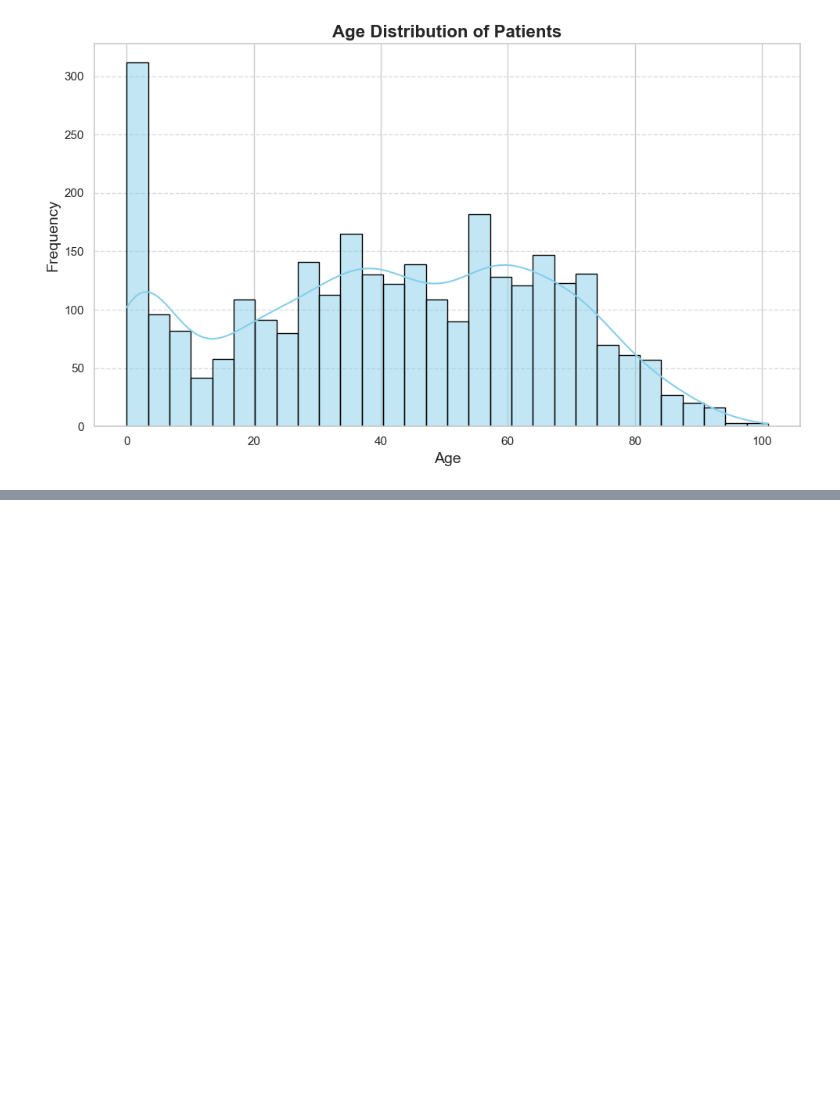
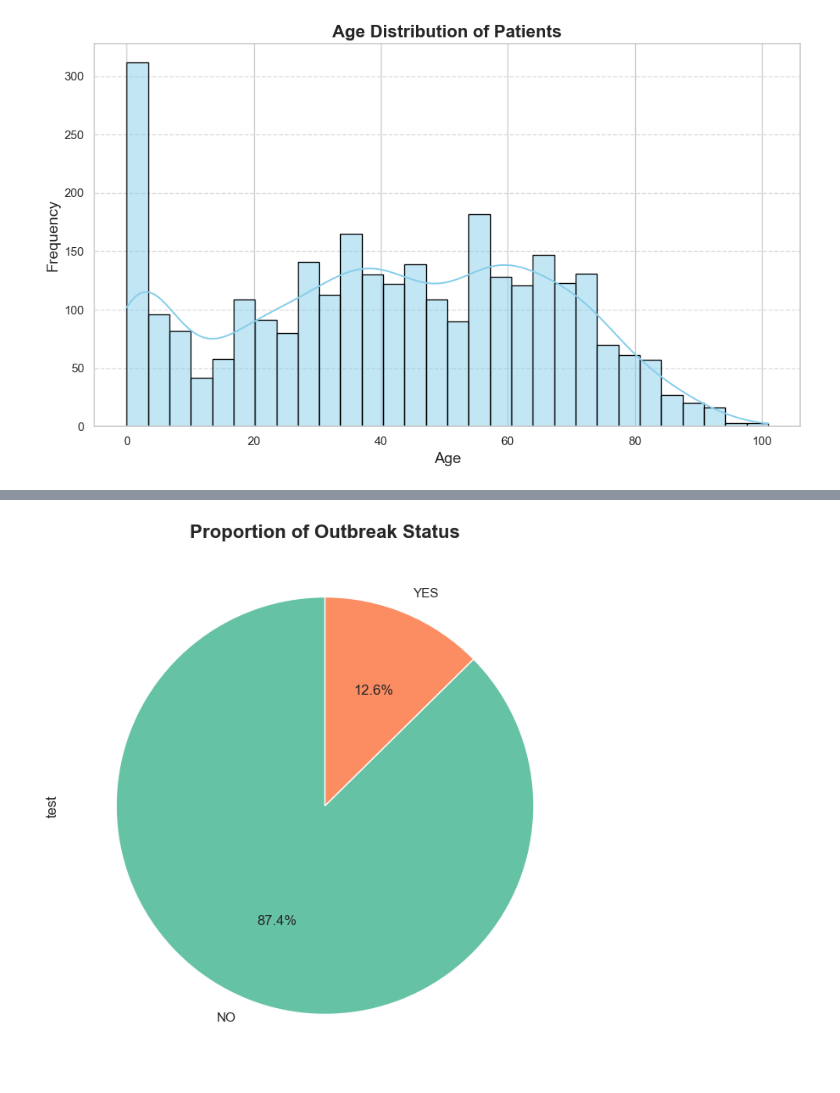
Before and after one commit to glendasp/salmonella_data, a Jupyter notebook: notebooks/mdh_eda.ipynb, the cells around one changed output, grey strips where cells are left out. Saved outputs shown, nothing was run; the diff lists cells and outputs as text; code cells hidden in the pictures; blank space fills up the shorter version.

```diff
--- a/notebooks/mdh_eda.ipynb
+++ b/notebooks/mdh_eda.ipynb
@@ -233,0 +300,12 @@ plt.show()
+# %%
+outbreak_counts = mdh_data['Outbreak?'].value_counts()
+
+# Plot pie chart
+plt.figure(figsize=(8, 8))
+outbreak_counts.plot.pie(
+    autopct='%1.1f%%', startangle=90, colors=['#66c2a5', '#fc8d62'], labels=outbreak_counts.index
+)
+plt.title("Proportion of Outbreak Status", fontsize=16, weight='bold')
+plt.show()
+# %% [output]
+[figure, added]
```
Also changed, not shown: parts of 9 cells of this notebook.
